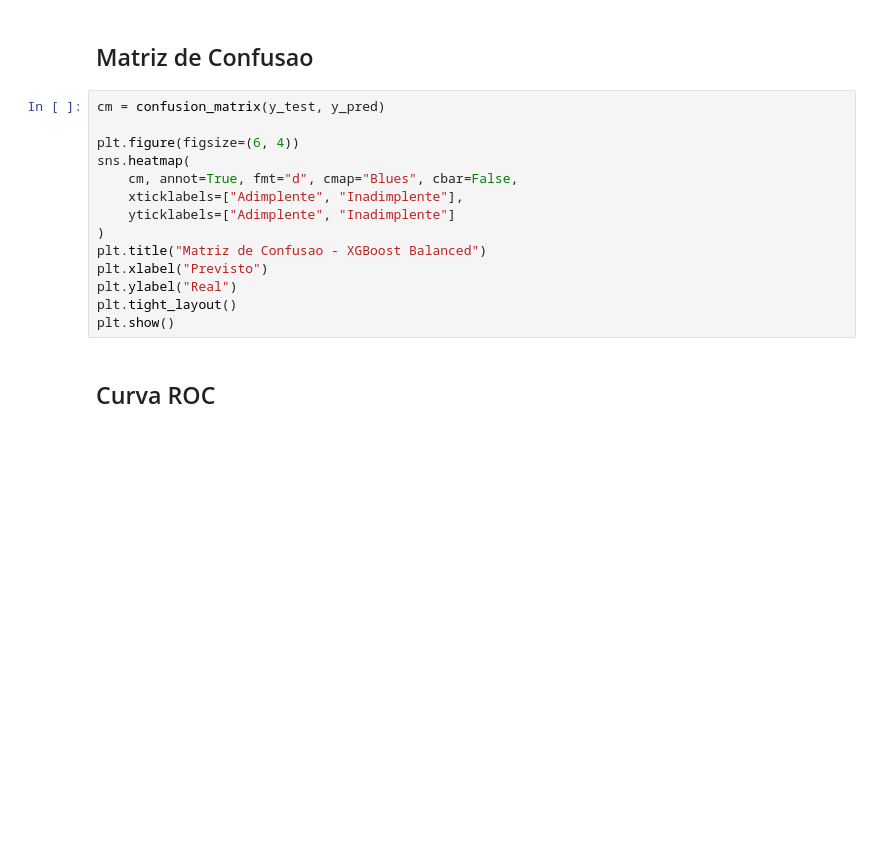
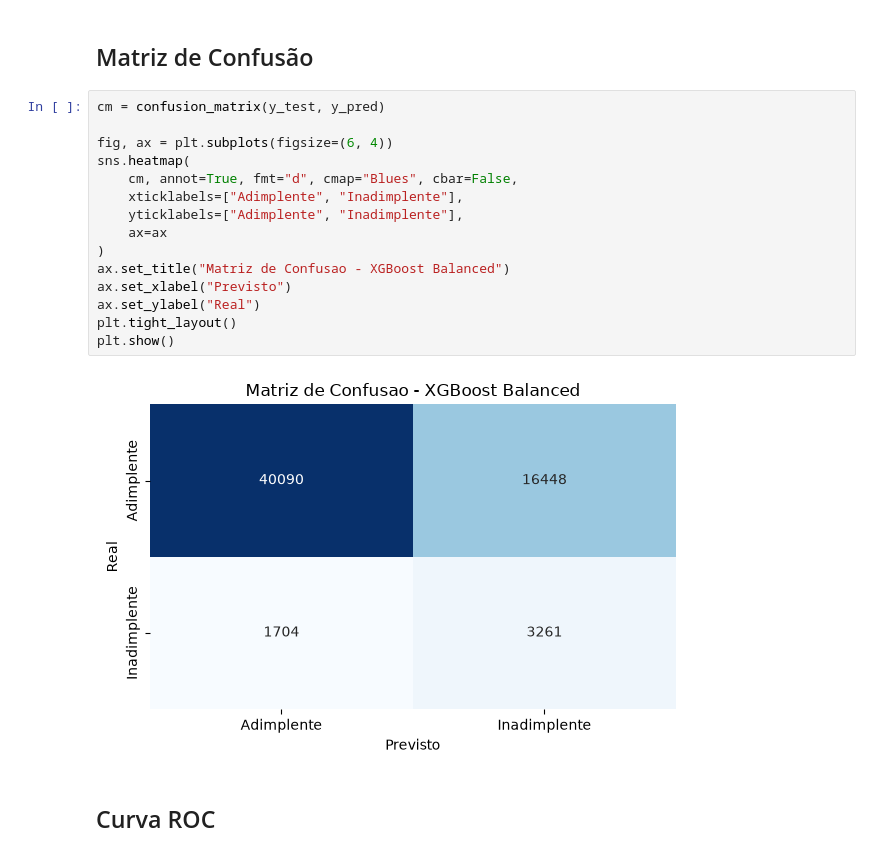
Before and after one commit to wellingtonpawlino/creditguard-ai-entrega-individual-sub, a Jupyter notebook: Model/evaluation.ipynb, the cells around one changed output. Saved outputs shown, nothing was run; the diff lists cells and outputs as text; blank space fills up the shorter version.

```diff
--- a/Model/evaluation.ipynb
+++ b/Model/evaluation.ipynb
@@ -62,19 +86,22 @@ for k, v in metrics.items():
 # %% [markdown]
-## Matriz de Confusao
+## Matriz de Confusão
 # %%
 cm = confusion_matrix(y_test, y_pred)
 
-plt.figure(figsize=(6, 4))
+fig, ax = plt.subplots(figsize=(6, 4))
 sns.heatmap(
     cm, annot=True, fmt="d", cmap="Blues", cbar=False,
     xticklabels=["Adimplente", "Inadimplente"],
-    yticklabels=["Adimplente", "Inadimplente"]
+    yticklabels=["Adimplente", "Inadimplente"],
+    ax=ax
 )
-plt.title("Matriz de Confusao - XGBoost Balanced")
-plt.xlabel("Previsto")
-plt.ylabel("Real")
+ax.set_title("Matriz de Confusao - XGBoost Balanced")
+ax.set_xlabel("Previsto")
+ax.set_ylabel("Real")
 plt.tight_layout()
 plt.show()
+# %% [output]
+[figure, added]
 # %% [markdown]
 ## Curva ROC
 # %%
```
Also changed, not shown: parts of 9 cells of this notebook.
